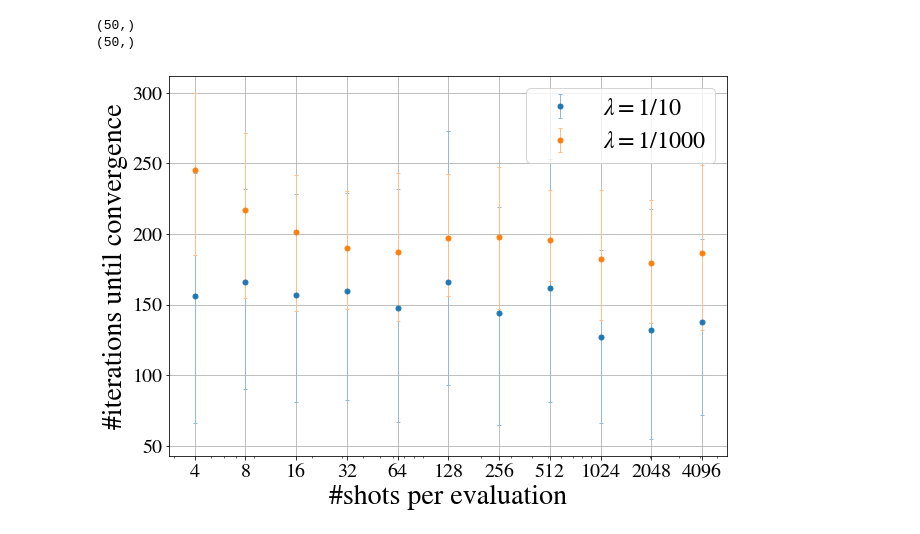
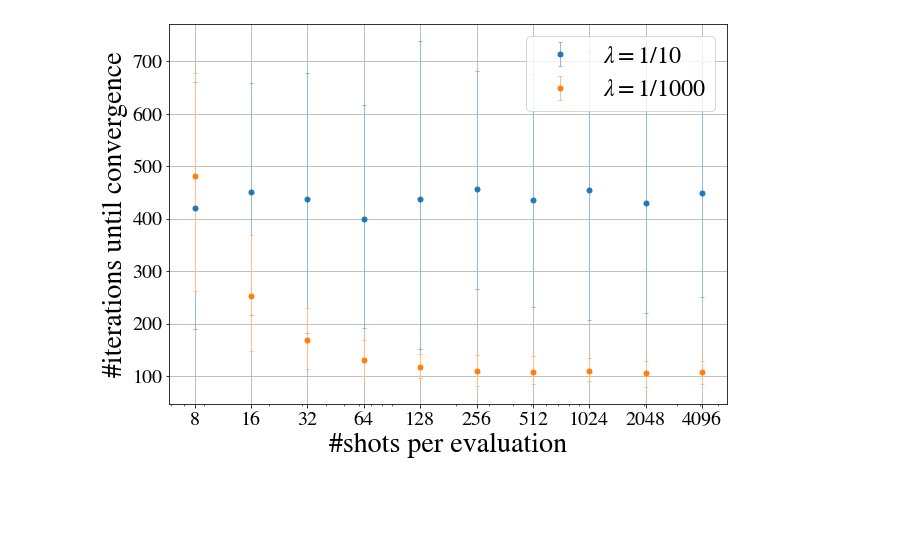
Before and after one commit to gentinettagian/complexity_of_qsvms, a Jupyter notebook: pegasos_qsvm/pegasos_exponent.ipynb, the cells around one changed output. Drawn from its saved outputs; the diff is of its cells as text; code cells hidden in the pictures; blank space fills up the shorter version.

```diff
--- a/pegasos_qsvm/pegasos_exponent.ipynb
+++ b/pegasos_qsvm/pegasos_exponent.ipynb
@@ -43,7 +43,7 @@ M = 100
 N = 1000
 # number of repeats per experiment
 n = 50
-shots = [4,8,16,32,64,128,256,512,1024,2048,4096]
+shots = [8,16,32,64,128,256,512,1024,2048,4096]
 # %%
 Cs = [10.,1000.]
 
@@ -52,7 +54,7 @@ for C in Cs:
 # %%
 # load data
 data = pd.read_csv(filename)
-data = data[data['R'] > 1]
+data = data[data['R'] > 4]
 
 epsilons1 = []
 epsilons2 = []
@@ -70,10 +72,16 @@ for j, r in data.iterrows():
     #eps = np.array([np.max(np.abs(np.sum(y*(a[i] - a_state[-1])*K,axis=1))) for i in range(len(a_state))])
 
     diff = np.abs(hinges[1:] - hinges[:-1])
-    stop = np.where(diff < 1e-4)[0][0]
-    epsilons1.append(eps1)
-    epsilons2.append(eps2)
-    stops.append(stop)
+    try:
+        stop = np.where(diff < 1e-6*r['C'])[0][0]
+        epsilons1.append(eps1)
+        epsilons2.append(eps2)
+        stops.append(stop)
+    except:
+        print(r['R'], 'did not converge')
+        epsilons1.append(np.nan)
+        epsilons2.append(np.nan)
+        stops.append(np.nan)
 
 stops = np.array(stops)
 epsilons1 = np.array(epsilons1)
@@ -81,30 +107,27 @@ epsilons2 = np.array(epsilons2)
 # %%
 def plot_conv(C,c,cl):
-    stops_R = np.array([stops[(data['R'] == R) & (data['C'] == C)] for R in shots])
-    print((stops_R[0].shape))
-    stop_means = np.mean(stops_R,axis=1)
-    upper = np.quantile(stops_R, upper_percentile, axis=1)
-    lower = np.quantile(stops_R,lower_percentile,axis=1)
+    stops_R = [stops[np.invert(np.isnan(stops)) & (data['R'] == R) & (data['C'] == C)] for R in shots]
+    stop_means = np.array([np.mean(stops_R[i]) for i in range(len(stops_R))])
+    upper = np.array([np.quantile(stops_R[i], upper_percentile) for i in range(len(stops_R))])
+    lower = np.array([np.quantile(stops_R[i],lower_percentile) for i in range(len(stops_R))])
     errors = np.array([stop_means - lower, upper - stop_means])
     #stop_std = np.std(stops_R,axis=1)
     plt.errorbar(shots,stop_means,yerr=errors,label=r'$\lambda = 1/{{%s}}$'%int(C),marker='.',ecolor=cl,elinewidth=1.,ls='',capsize=2,
         color=c, ms=10)
 
 plt.figure(figsize=(10,7))
 
 for i, C in enumerate(Cs):
     plot_conv(C,colors[i],colors_light[i])
 plt.xscale('log')
 plt.xticks(shots,shots)
 plt.xlabel('#shots per evaluation')
 plt.ylabel('#iterations until convergence')
 plt.legend()
 plt.grid()
 plt.savefig(f'plots/convergence_{positive}_margin.png',dpi=300,bbox_inches='tight')
 # %% [output]
-(50,)
-(50,)
-[figure, old version]
+[figure, new version]
 # %%
 def plot_epsilon_convergence(C,c,cl):
     filter = data['C'] == C
```
Also changed, not shown: parts of 3 cells of this notebook, 3 other files.
